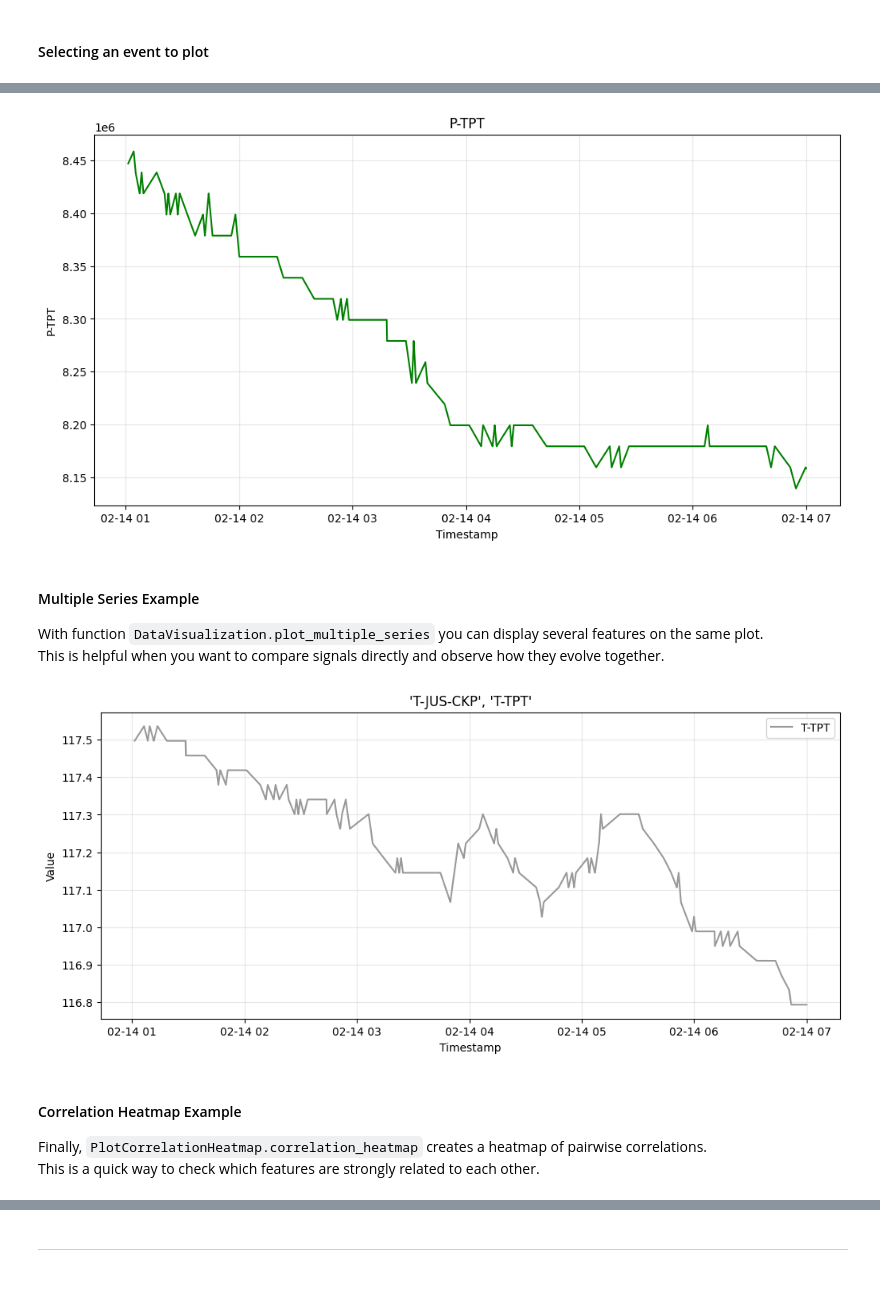
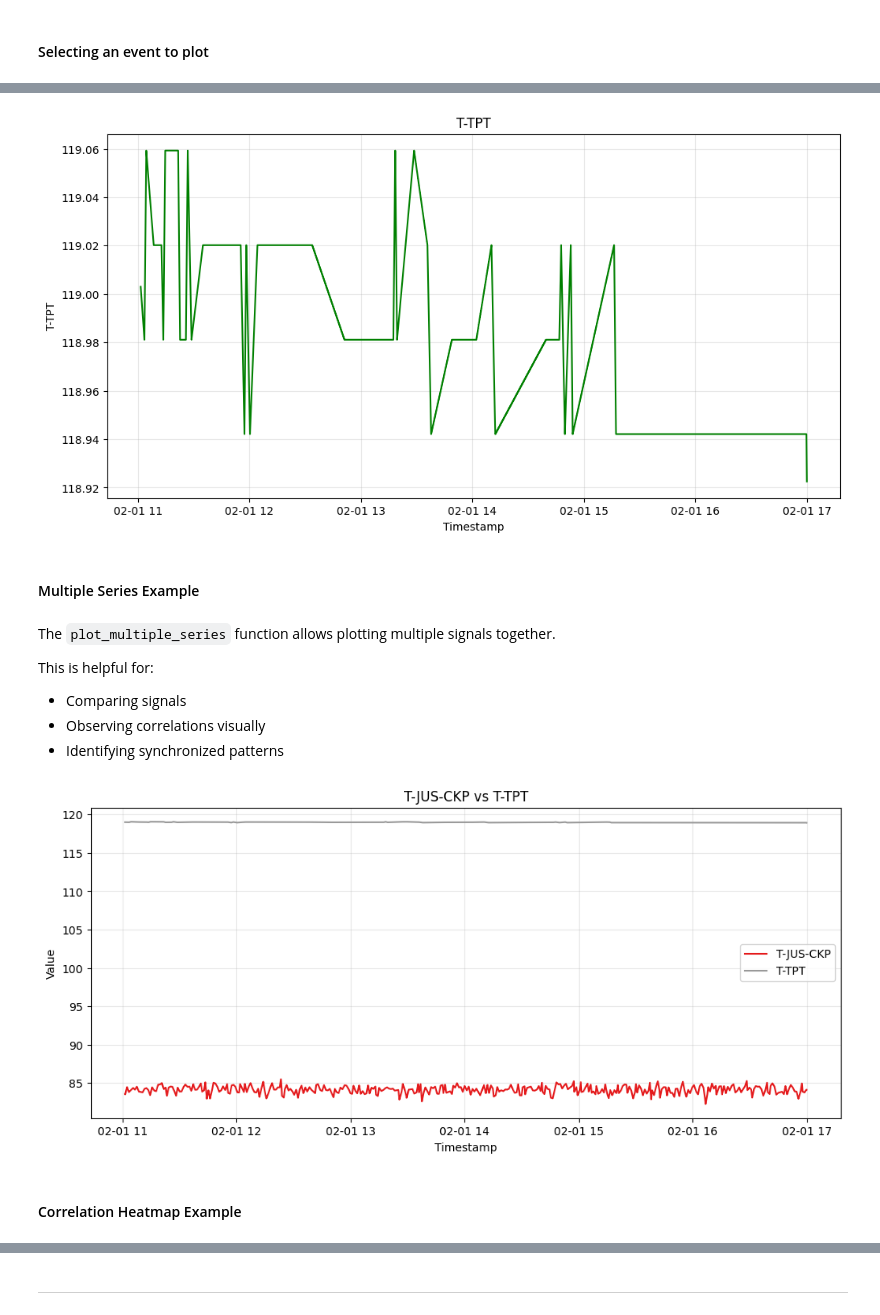
Before and after one commit to petrobras/3W, a Jupyter notebook: toolkit/demos/overview.ipynb, the cells around one changed output, grey strips where cells are left out. Saved outputs shown, nothing was run; the diff lists cells and outputs as text; code cells hidden in the pictures; blank space fills up the shorter version.

```diff
--- a/toolkit/demos/overview.ipynb
+++ b/toolkit/demos/overview.ipynb
@@ -931,8 +1190,9 @@ In the next sections we will show quick examples of how to use each of these mod
 #### Selecting an event to plot
 # %%
 ds = ParquetDatasetConfig(
-    path="../../dataset",
+    path=dataset_path,
     event_type=["real"],
 ).build()
-sig = ds[123].signal.copy()
+
+sig = ds[2].signal.copy()
 # %% [output]
@@ -947,42 +1218,45 @@ This is useful to understand the overall trend, variation, and gaps (missing val
 # %%
-series = sig["P-TPT"]
+series = sig["T-TPT"]
+
 fig, path = DataVisualization.plot_series(
     series=series,
-    title="P-TPT",
+    title="T-TPT",
     xlabel="Timestamp",
-    ylabel="P-TPT",
+    ylabel="T-TPT",
     overlay_events=False,
     color="green",
 )
 
 plt.show()
 # %% [output]
-[figure, old version]
+[figure, new version]
-# %% [markdown]
-#### Multiple Series Example
-
-With function `DataVisualization.plot_multiple_series` you can display several features on the same plot.
-This is helpful when you want to compare signals directly and observe how they evolve together.
+# %% [markdown]
+#### Multiple Series Example
+# %% [markdown]
+The `plot_multiple_series` function allows plotting multiple signals together.
+
+This is helpful for:
+
+* Comparing signals
+* Observing correlations visually
+* Identifying synchronized patterns
 # %%
 features = ["T-JUS-CKP", "T-TPT"]
-series_list = [sig[features[0]], sig[features[1]]]
+series_list = [sig[f] for f in features]
 
-fig, axs = plt.subplots(1, 1, figsize=(12, 5))
+fig, ax = plt.subplots(figsize=(12, 5))
 
 DataVisualization.plot_multiple_series(
     series_list=series_list,
     labels=features,
-    title="'T-JUS-CKP', 'T-TPT'",
+    title="T-JUS-CKP vs T-TPT",
     xlabel="Timestamp",
     ylabel="Value",
-    ax=axs,
+    ax=ax,
 )
 
 plt.show()
 # %% [output]
-[figure, old version]
+[figure, new version]
-# %% [markdown]
-#### Correlation Heatmap Example
-
-Finally, `PlotCorrelationHeatmap.correlation_heatmap` creates a heatmap of pairwise correlations.
-This is a quick way to check which features are strongly related to each other.
+# %% [markdown]
+#### Correlation Heatmap Example
```
Also changed, not shown: parts of 357 cells of this notebook.
